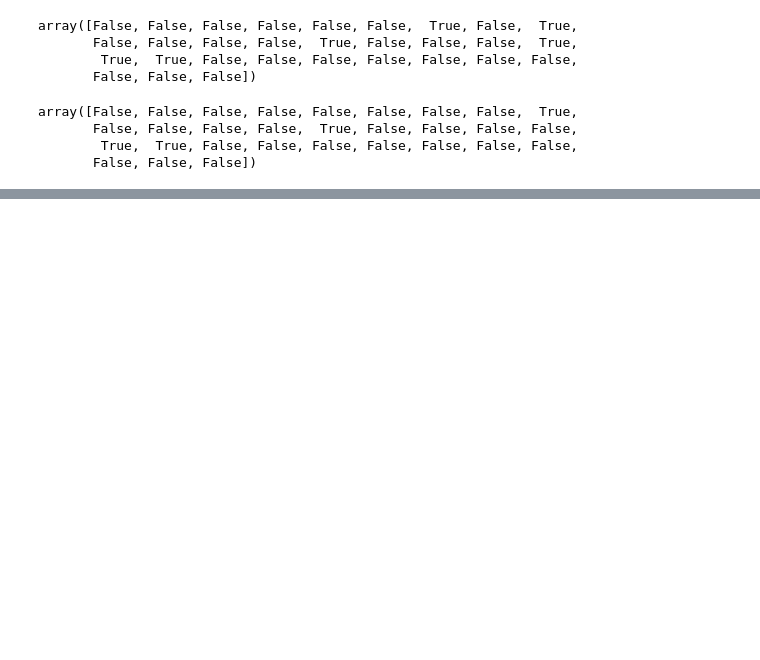
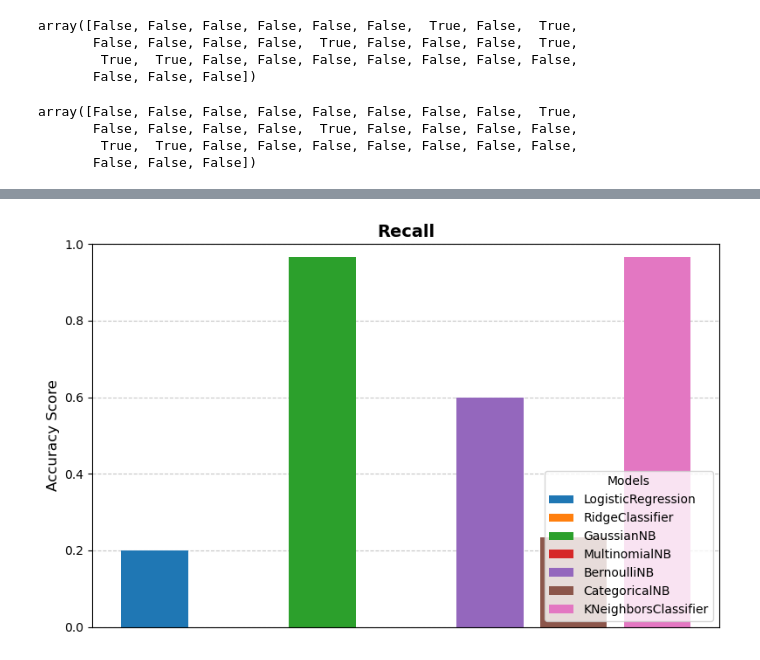
Before and after one commit to starry-abyss/tumolabs_machine_learning, a Jupyter notebook: station2/station2_2_pre_interview_assessment.ipynb, the cells around one changed output, grey strips where cells are left out. Saved outputs shown, nothing was run; the diff lists cells and outputs as text; code cells hidden in the pictures; blank space fills up the shorter version.

```diff
--- a/station2/station2_2_pre_interview_assessment.ipynb
+++ b/station2/station2_2_pre_interview_assessment.ipynb
@@ -503,0 +664,35 @@ array([False, False, False, False, False, False, False, False,  True,
+# %%
+import matplotlib.pyplot as plt
+import numpy as np
+
+# Create the plot
+fig, ax = plt.subplots(figsize=(8, 5))
+
+# Plot bars individually to assign distinct labels for the legend
+for i in range(len(model_scores)):
+    ax.bar(
+        x=i,
+        height=model_recall_scores[i],
+        label=model_types[i]
+    )
+
+# Formatting the graph
+ax.set_ylabel("Accuracy Score", fontsize=12)
+ax.set_title("Recall", fontsize=14, fontweight="bold")
+ax.set_ylim(0, 1.0)  # Adjust limits based on your score range
+
+# Hide x-axis ticks since the legend identifies the models
+ax.set_xticks([])
+
+# Add the legend outside or inside the plot
+ax.legend(title="Models", loc="lower right", fontsize=10)
+
+# Display gridlines behind bars
+ax.set_axisbelow(True)
+ax.yaxis.grid(True, linestyle="--", alpha=0.7)
+
+# Show the final plot
+plt.tight_layout()
+plt.show()
+# %% [output]
+[figure, added]
```
Also changed, not shown: parts of 20 cells of this notebook, 1 other file.
